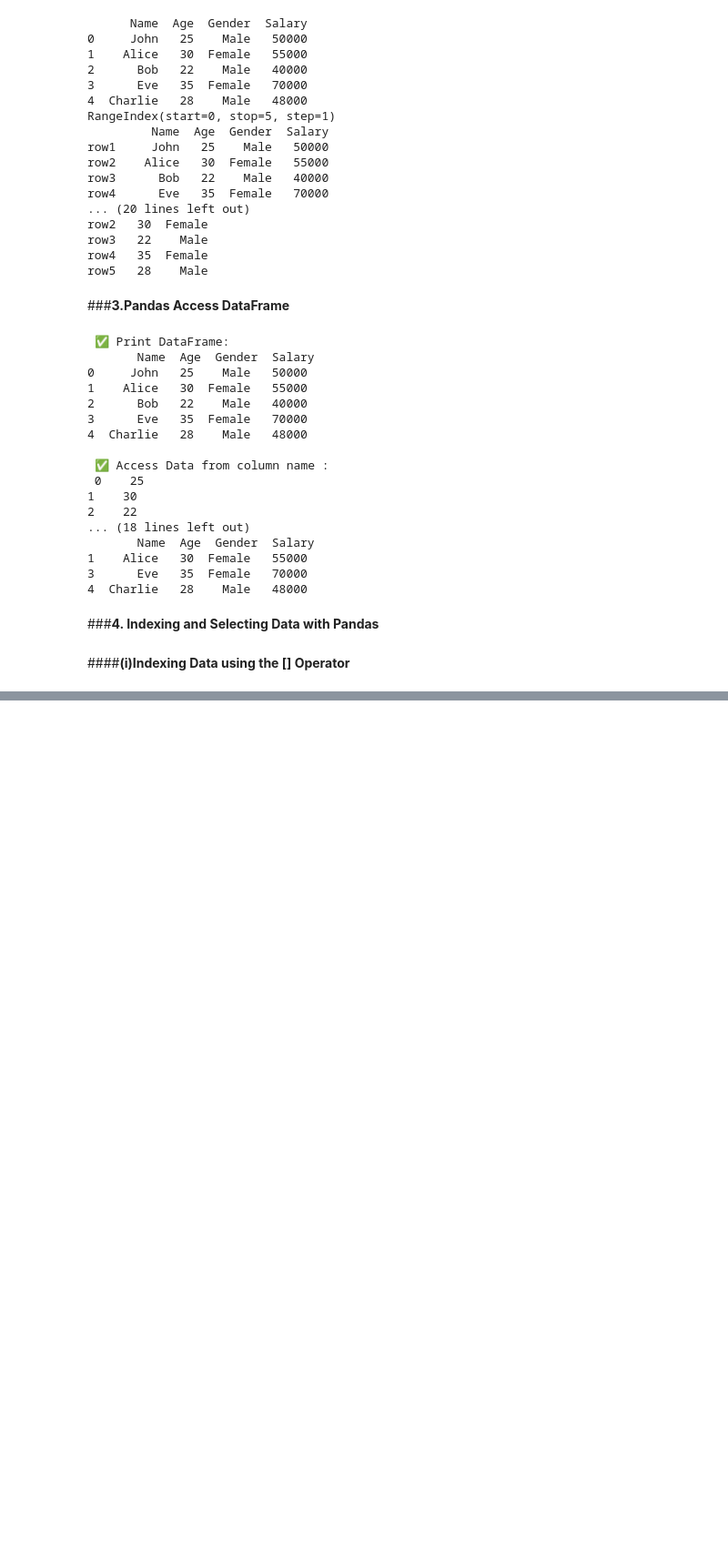
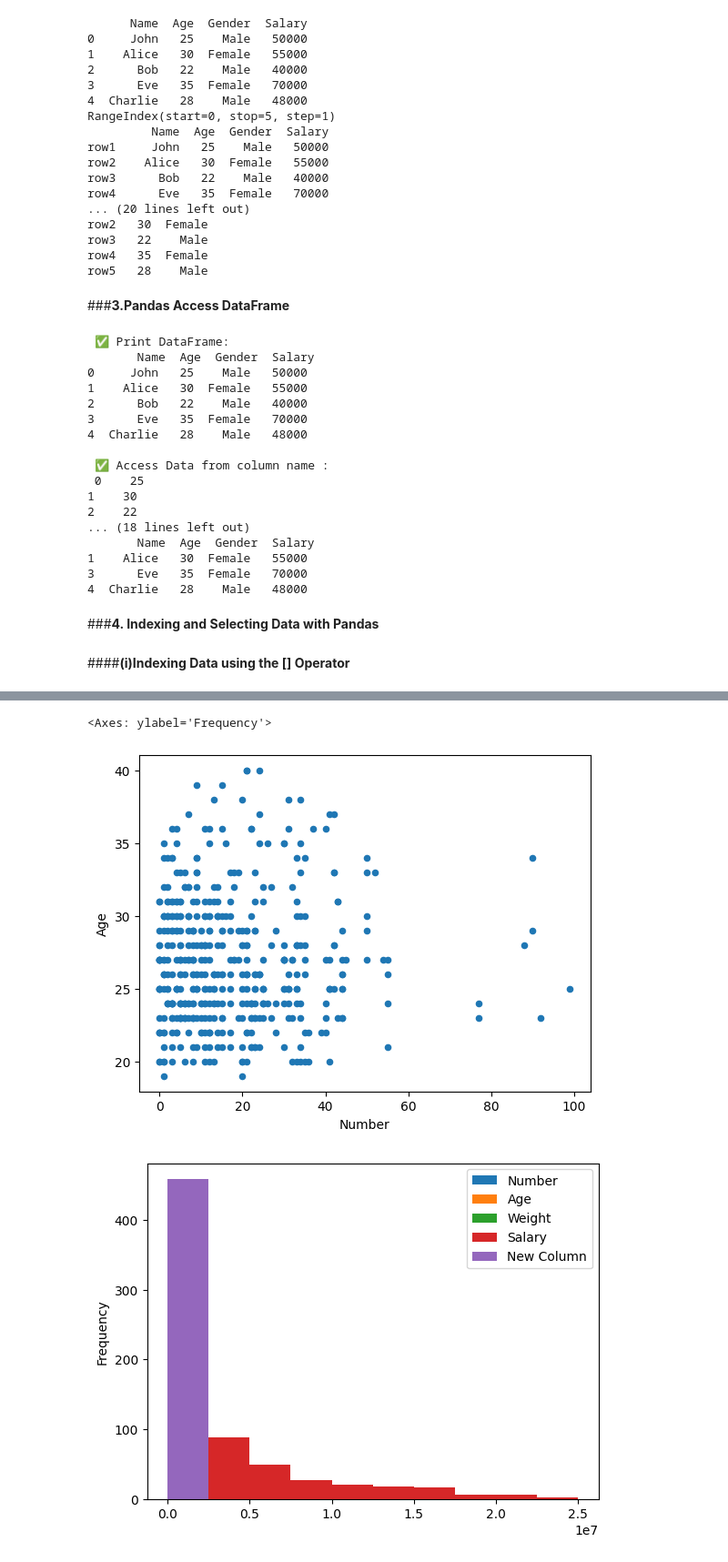
Before and after one commit to Akuu269/Pandas_Intro, a Jupyter notebook: Pandas.ipynb, the cells around one changed output, grey strips where cells are left out. Shown at 91% size. Drawn from its saved outputs; the diff is of its cells as text; code cells hidden in the pictures; blank space fills up the shorter version.

Commit message:
Pandas Notes

```diff
--- a/Pandas.ipynb
+++ b/Pandas.ipynb
@@ -219,0 +484,62 @@ FileNotFoundError: [Errno 2] No such file or directory: '/content/nba.csv'
+# %%
+import pandas as pd
+data = pd.read_csv('nba.csv')
+print(data.head(10).sort_values(by='Number'))
+
+df = pd.DataFrame(data)
+
+# printing columns Name of the Data
+
+print("✅ Columns Name : \n" , data.columns)
+
+# printing Summary of the Data
+print("\n ✅ Summary of the DAta : \n" , df.info())
+# printing describe of the Data : Count , mean , std , max , min etc.
+print("\n ✅ Describe funtion : \n" , df.describe())
+
+# finding Missing Value in Dataset
+
+print("\n ✅ Finding Missing value : \n" , df.isnull())
+
+# Remove the missing value
+print("\n ✅ Removed the missing Value : \n " , df.dropna().head(5))
+
+# Fill the missing Value
+print("\n ✅ Filling the missing value: \n" , df.fillna(value='Number').head(5))
+
+# Removed Row
+print("\n ✅ Removed 4th row of the Dataset : \n" , df.drop(4).head())
+
+# Rename the row of the Dataset
+print("\n ✅ Renamed the 0th and 1st Row of the Dataset : \n" , df.rename({0 : 'index-1' , 1 : 'index-2'}).head(5))
+
+# Adding new column : adding new column with fixed value
+df["New Column"] = 1
+print("\n ✅ Adding new column and value : \n" , df.head(5))
+
+# Sorting by columns
+
+print("\n ✅ Sorting by Number ascending order : \n" , df.sort_values(by = 'Number').tail(5))
+
+print("\n ✅ Sorting my mutliple columns : \n" , df.sort_values(by=["Name" , 'Number' , "Age"]).tail(5))
+
+
+# Merge the Data
+
+df1 = pd.DataFrame({
+        'Name':['Jeevan', 'Raavan', 'Geeta', 'Bheem'],
+        'Age':[25, 24, 52, 40],
+        'Qualification':['Msc', 'MA', 'MCA', 'Phd']})
+
+df2 = pd.DataFrame({
+        'Name':['Jeevan', 'Raavan', 'Geeta', 'Bheem'],
+         'Job' : ['IT' , 'Govt' , 'IT' , 'Govt']})
+
+print("\n ✅ Merged the Data df1 and df2 \n" , pd.merge(df1 , df2))
+
+
+# Visualization
+df.plot(x ='Number', y='Age',kind = 'scatter')
+
+df.plot.hist()
+# %% [output]
@@ -219,0 +563,3 @@ FileNotFoundError: [Errno 2] No such file or directory: '/content/nba.csv'
+<Axes: ylabel='Frequency'>
+[figure, added]
+[figure, added]
```
Also changed, not shown: parts of 28 cells of this notebook.
